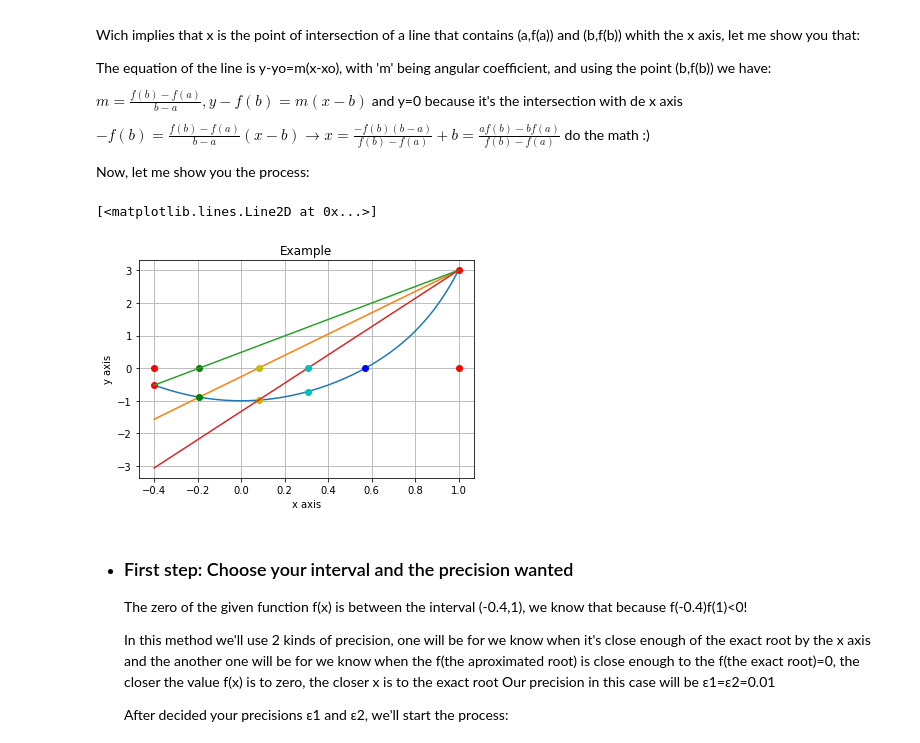
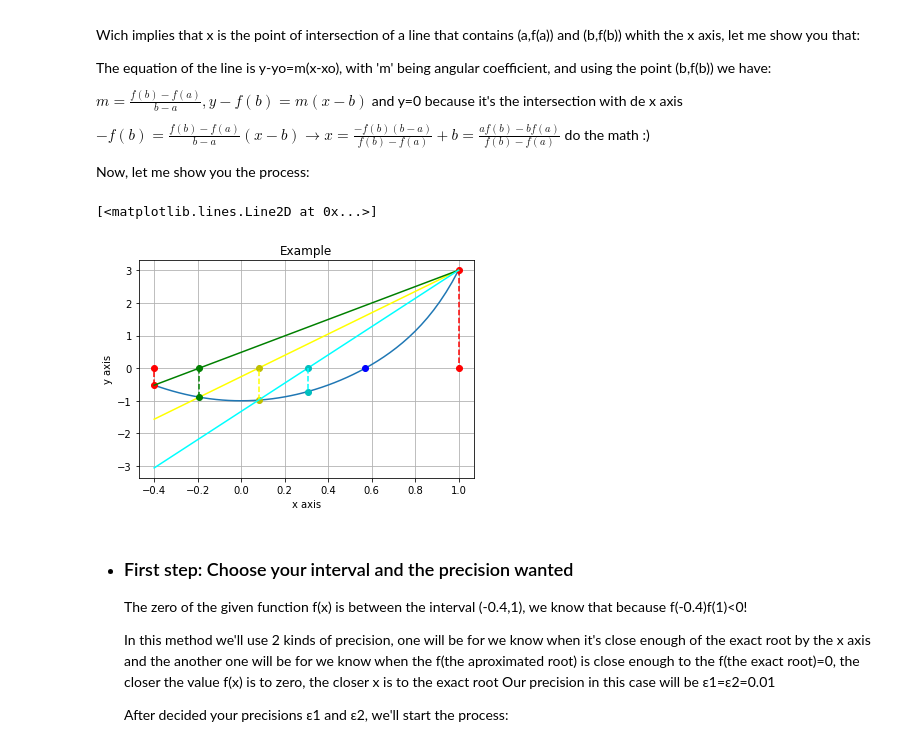
Before and after one commit to rodrigoescorcio/Numerical, a Jupyter notebook: Zeros de funções reais/zeros_of_real_functions.ipynb, the cells around one changed output. Cells and saved outputs as stored; diff of their text form; code cells hidden in the pictures.

```diff
--- a/Zeros de funções reais/zeros_of_real_functions.ipynb
+++ b/Zeros de funções reais/zeros_of_real_functions.ipynb
@@ -142,35 +162,55 @@ $-f(b)=\frac{f(b)-f(a)}{b-a}(x-b)\to x = \frac{-f(b)(b-a)}{f(b)-f(a)}+b = \frac{
 Now, let me show you the process:
 # %%
 x = np.linspace(-0.4,1)
+
+x1=[1,1]
+y1=[3,0]
+
+x2=[-0.4,-0.4]
+y2=[-0.5216384,0]
+
+x3=[-0.192626704661,-0.192626704661]
+y3=[0,-0.888694698416]
+
+x4=[0.07992774145,0.07992774145]
+y4=[-0.980834647601,0]
+
+x5=[0.30662360535,0.30662360535]
+y5=[0,-0.717691070646]
 
 plt.grid(True)
 plt.xlabel("x axis")
 plt.ylabel("y axis")
 plt.title("Example")
 
 plt.plot(x,x**7+3*x**2-1)
 
 plt.plot(0.57156841664,0,'bo')
 
 plt.plot(1,3,'ro')
 plt.plot(-0.4,-0.5216384,'ro')
 plt.plot(1,0,'ro')
 plt.plot(-0.4,0,'ro')
+plt.plot(x1,y1,'k--', color='red')
+plt.plot(x2,y2,'k--', color='red')
 
-plt.plot(x,3.26061347043*x+-0.260613470433)
+plt.plot(x,2.515456*x+0.484544,color='green')
 plt.plot(-0.192626704661,0,'go')
 plt.plot(-0.192626704661,-0.888694698416,'go')
+plt.plot(x3,y3,'k--', color='green')
 
-plt.plot(x,2.515456*x+0.484544)
+plt.plot(x,3.26061347043*x+-0.260613470433,color='yellow')
 plt.plot(0.07992774145,0,'yo')
 plt.plot(0.07992774145,-0.980834647601,'yo')
+plt.plot(x4,y4,'k--', color='yellow')
 
-plt.plot(x,4.32665435851*x+-1.32665435851)
+plt.plot(x,4.32665435851*x+-1.32665435851,color='cyan')
 plt.plot(0.30662360535,0,'co')
 plt.plot(0.30662360535,-0.717691070646,'co')
+plt.plot(x5,y5,'k--', color='cyan')
 # %% [output]
 [<matplotlib.lines.Line2D at 0x...>]
-[figure, old version]
+[figure, new version]
 # %% [markdown]
 * ### First step: Choose your interval and the precision wanted
     The zero of the given function f(x) is between the interval (-0.4,1), we know that because f(-0.4)f(1)<0!
```
Also changed, not shown: parts of 11 cells of this notebook, 1 other file.
